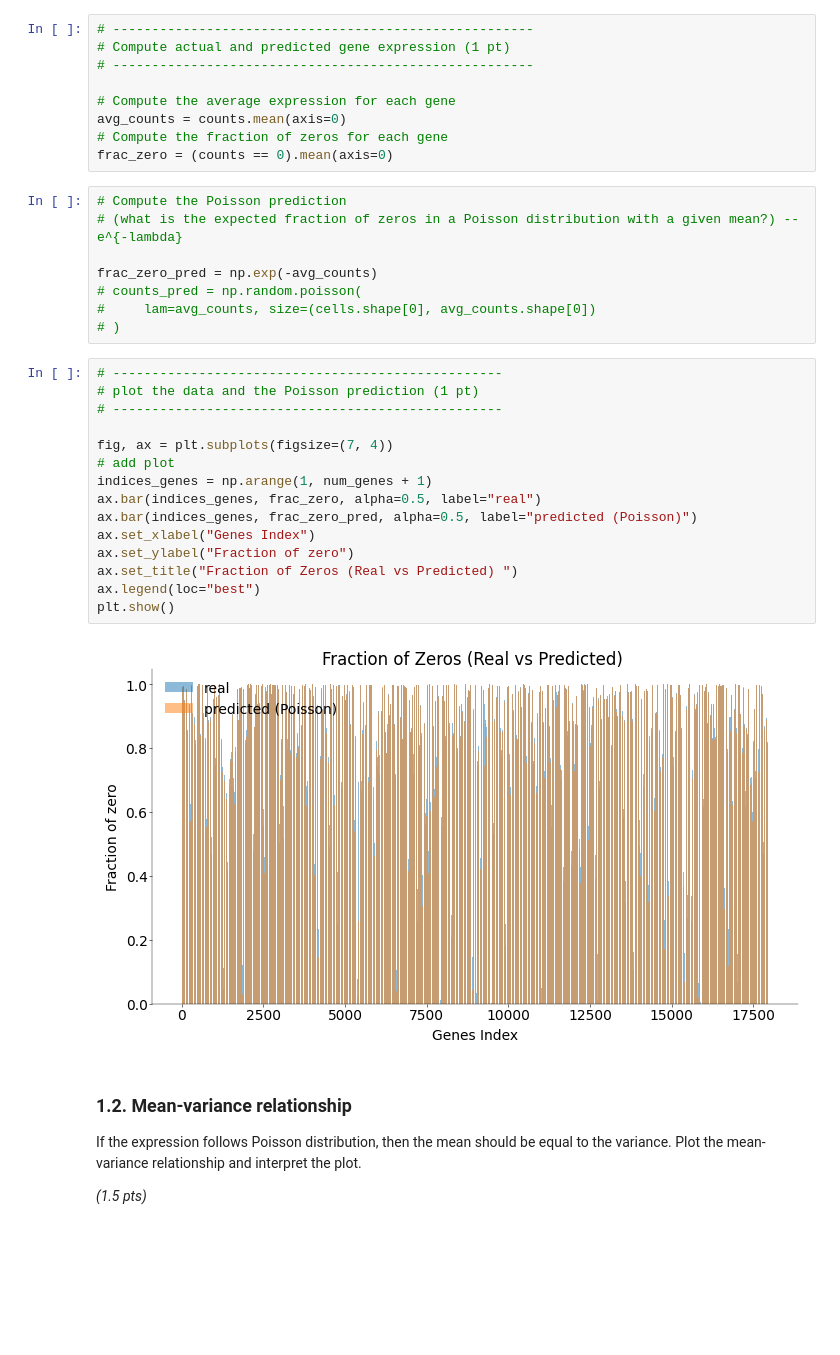
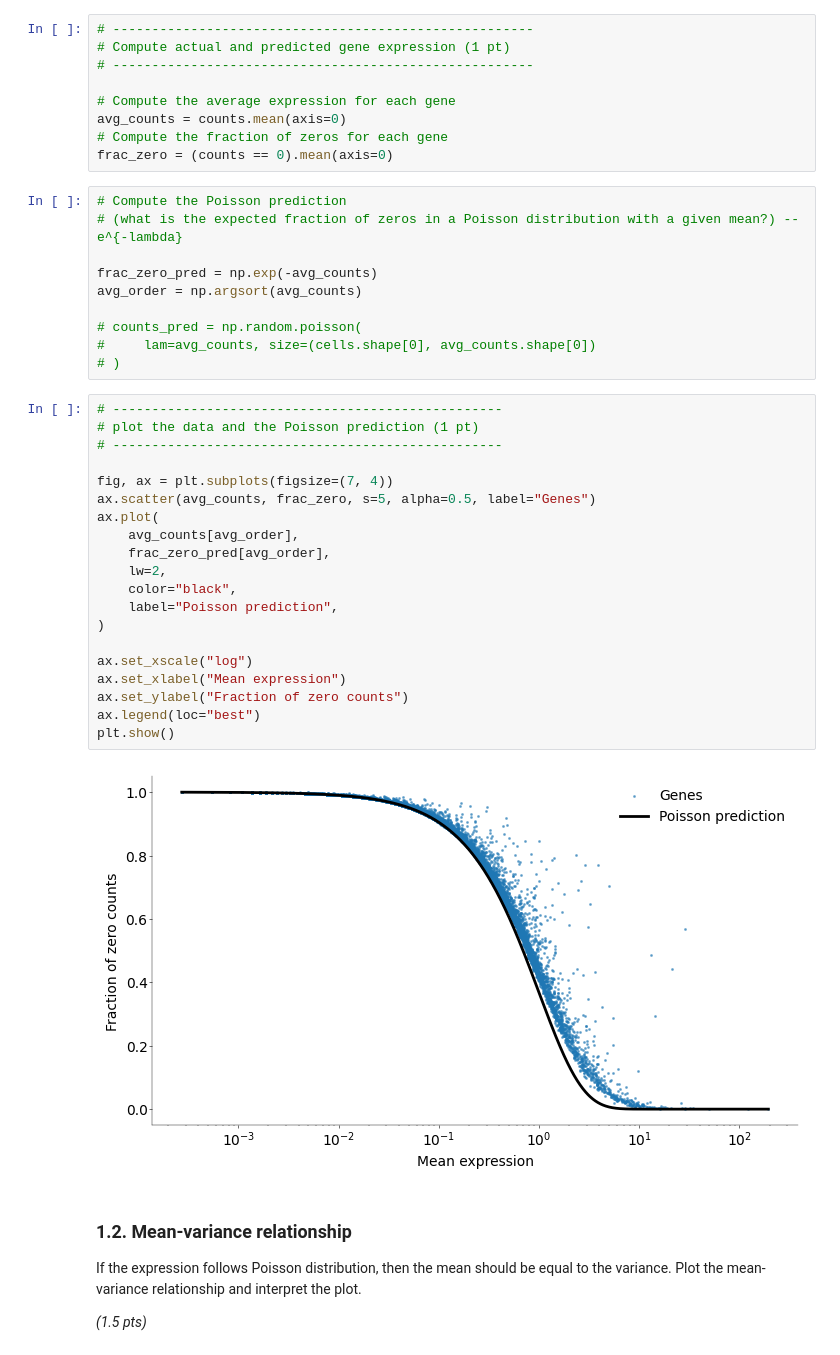
Before and after one commit to ZhidongZhang96/Course_NeuralDataScience_ST26, a Jupyter notebook: notebooks/CodingLab7.ipynb, the cells around one changed output. Saved outputs shown, nothing was run; the diff lists cells and outputs as text; blank space fills up the shorter version.

```diff
--- a/notebooks/CodingLab7.ipynb
+++ b/notebooks/CodingLab7.ipynb
@@ -176,26 +176,33 @@ frac_zero = (counts == 0).mean(axis=0)
 # (what is the expected fraction of zeros in a Poisson distribution with a given mean?) -- e^{-lambda}
 
 frac_zero_pred = np.exp(-avg_counts)
+avg_order = np.argsort(avg_counts)
+
 # counts_pred = np.random.poisson(
 #     lam=avg_counts, size=(cells.shape[0], avg_counts.shape[0])
 # )
 # %%
 # --------------------------------------------------
 # plot the data and the Poisson prediction (1 pt)
 # --------------------------------------------------
 
 fig, ax = plt.subplots(figsize=(7, 4))
-# add plot
-indices_genes = np.arange(1, num_genes + 1)
-ax.bar(indices_genes, frac_zero, alpha=0.5, label="real")
-ax.bar(indices_genes, frac_zero_pred, alpha=0.5, label="predicted (Poisson)")
-ax.set_xlabel("Genes Index")
-ax.set_ylabel("Fraction of zero")
-ax.set_title("Fraction of Zeros (Real vs Predicted) ")
+ax.scatter(avg_counts, frac_zero, s=5, alpha=0.5, label="Genes")
+ax.plot(
+    avg_counts[avg_order],
+    frac_zero_pred[avg_order],
+    lw=2,
+    color="black",
+    label="Poisson prediction",
+)
+
+ax.set_xscale("log")
+ax.set_xlabel("Mean expression")
+ax.set_ylabel("Fraction of zero counts")
 ax.legend(loc="best")
 plt.show()
 # %% [output]
-[figure, old version]
+[figure, new version]
 # %% [markdown]
 ### 1.2. Mean-variance relationship
 
```
Also changed, not shown: parts of 20 cells of this notebook, 2 other files.
